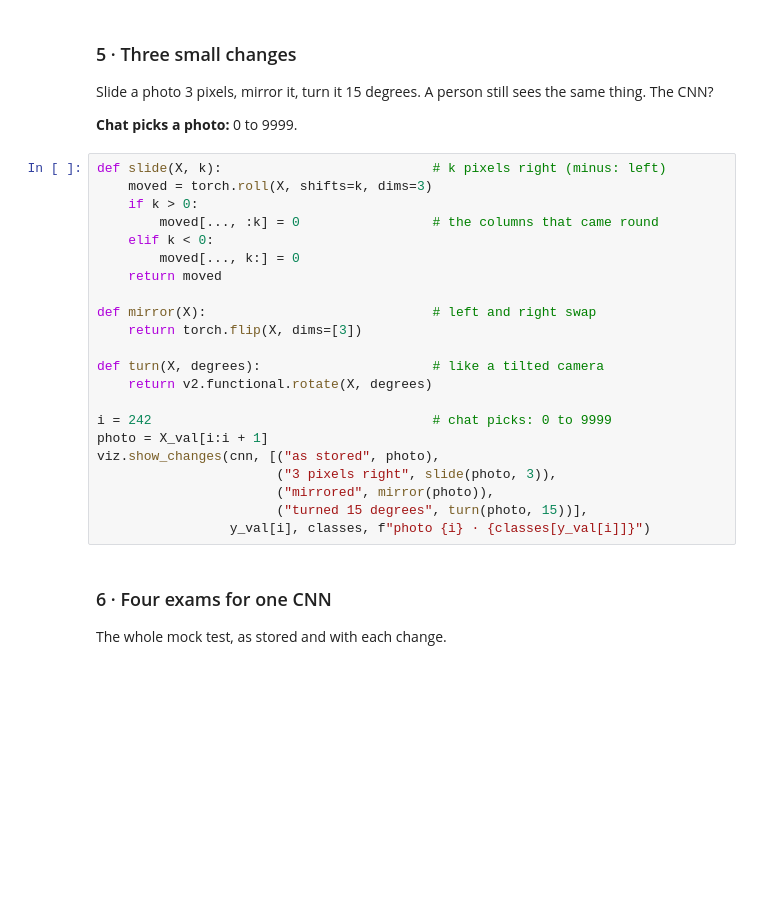
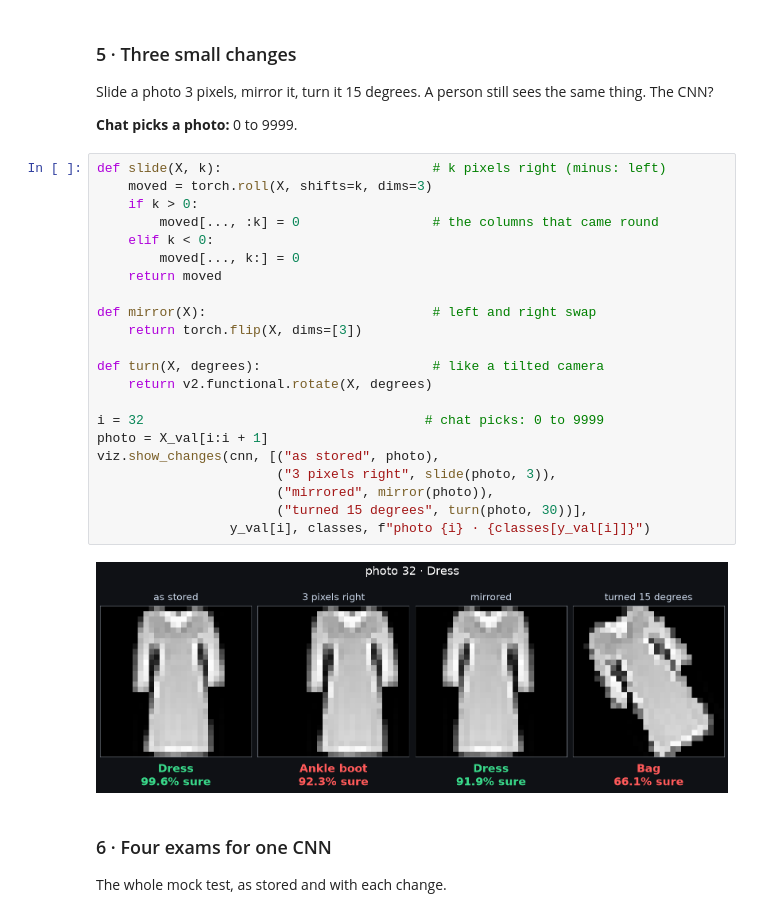
Before and after one commit to optimizer-step/pytorch_series, a Jupyter notebook: ep12_live/ep12_data_augmentation.ipynb, the cells around one changed output. Cells and saved outputs as stored; diff of their text form; blank space fills up the shorter version.

```diff
--- a/ep12_live/ep12_data_augmentation.ipynb
+++ b/ep12_live/ep12_data_augmentation.ipynb
@@ -93,25 +100,27 @@ Slide a photo 3 pixels, mirror it, turn it 15 degrees. A person still sees the s
 # %%
 def slide(X, k):                           # k pixels right (minus: left)
     moved = torch.roll(X, shifts=k, dims=3)
     if k > 0:
         moved[..., :k] = 0                 # the columns that came round
     elif k < 0:
         moved[..., k:] = 0
     return moved
 
 def mirror(X):                             # left and right swap
     return torch.flip(X, dims=[3])
 
 def turn(X, degrees):                      # like a tilted camera
     return v2.functional.rotate(X, degrees)
 
-i = 242                                    # chat picks: 0 to 9999
+i = 32                                    # chat picks: 0 to 9999
 photo = X_val[i:i + 1]
 viz.show_changes(cnn, [("as stored", photo),
                        ("3 pixels right", slide(photo, 3)),
                        ("mirrored", mirror(photo)),
-                       ("turned 15 degrees", turn(photo, 15))],
+                       ("turned 15 degrees", turn(photo, 30))],
                  y_val[i], classes, f"photo {i} · {classes[y_val[i]]}")
+# %% [output]
+[figure, added]
 # %% [markdown]
 ### 6 · Four exams for one CNN
 The whole mock test, as stored and with each change.
```
Also changed, not shown: parts of 17 cells of this notebook.
